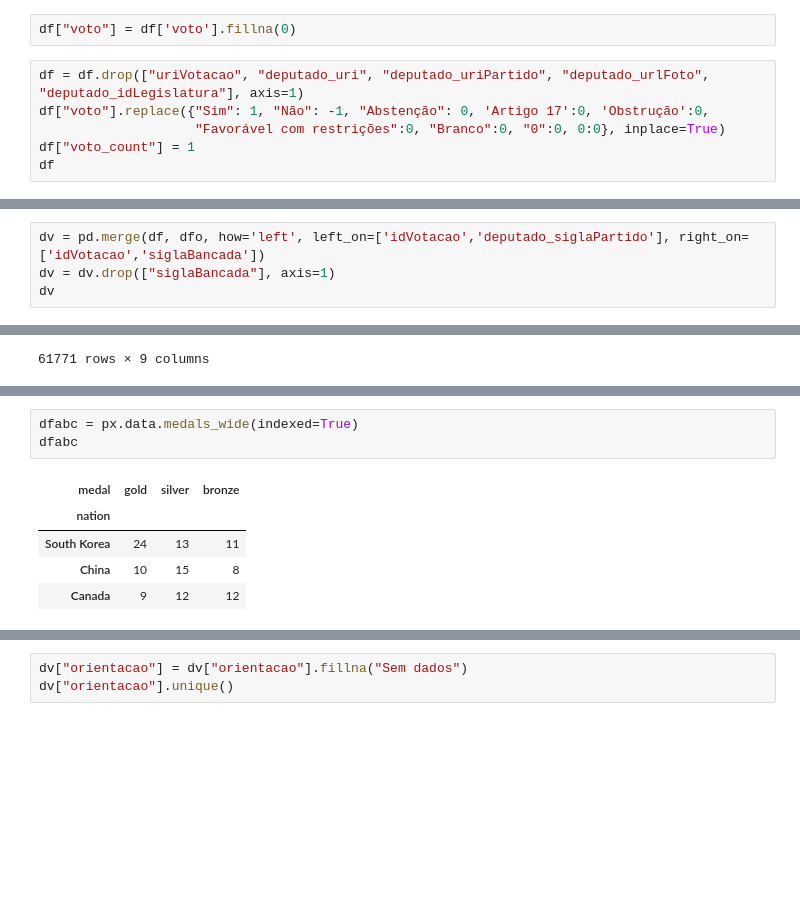
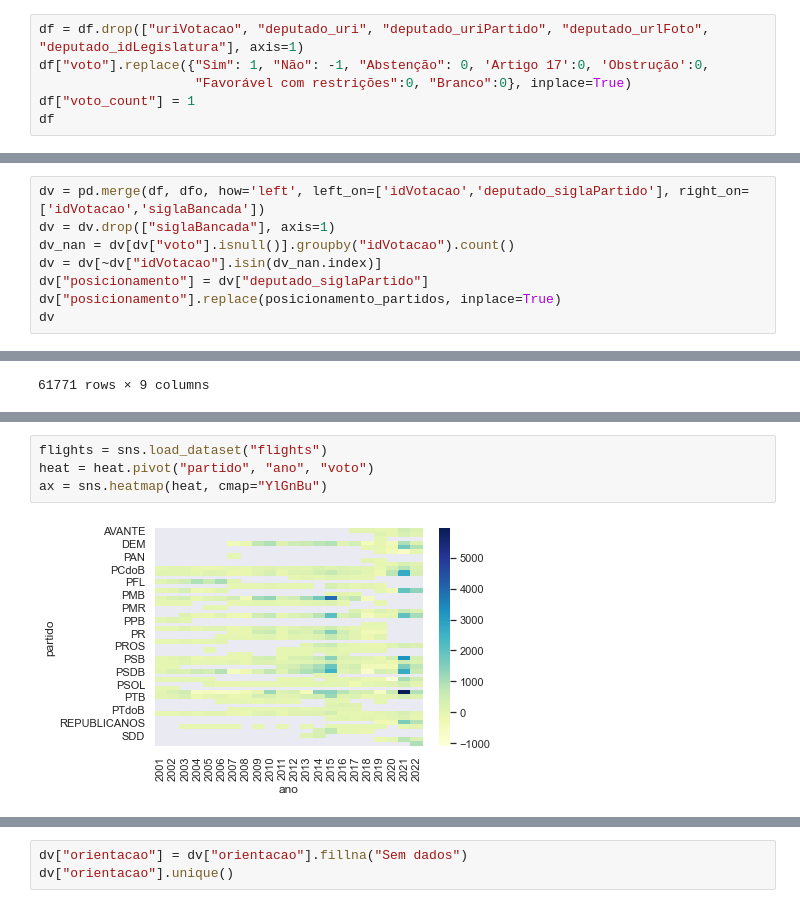
Before and after one commit to guilhermebezerrads/visualizacao-de-dados, a Jupyter notebook: Processamento & Exploração - Guilherme.ipynb, the cells around one changed output, grey strips where cells are left out. Drawn from its saved outputs; the diff is of its cells as text; blank space fills up the shorter version.

```diff
--- a/Processamento & Exploração - Guilherme.ipynb
+++ b/Processamento & Exploração - Guilherme.ipynb
@@ -79,8 +53,6 @@ df
-# %%
-df["voto"] = df['voto'].fillna(0)
 # %%
 df = df.drop(["uriVotacao", "deputado_uri", "deputado_uriPartido", "deputado_urlFoto", "deputado_idLegislatura"], axis=1)
 df["voto"].replace({"Sim": 1, "Não": -1, "Abstenção": 0, 'Artigo 17':0, 'Obstrução':0,
-                    "Favorável com restrições":0, "Branco":0, "0":0, 0:0}, inplace=True)
+                    "Favorável com restrições":0, "Branco":0}, inplace=True)
 df["voto_count"] = 1
 df
@@ -101,6 +59,10 @@ df
 # %%
 dv = pd.merge(df, dfo, how='left', left_on=['idVotacao','deputado_siglaPartido'], right_on=['idVotacao','siglaBancada'])
 dv = dv.drop(["siglaBancada"], axis=1)
+dv_nan = dv[dv["voto"].isnull()].groupby("idVotacao").count()
+dv = dv[~dv["idVotacao"].isin(dv_nan.index)]
+dv["posicionamento"] = dv["deputado_siglaPartido"]
+dv["posicionamento"].replace(posicionamento_partidos, inplace=True)
 dv
 # %% [output]
 |  | idVotacao | dataHoraVoto | voto | deputado_id | deputado_nome | deputado_siglaPartido | deputado_siglaUf | ... |
@@ -176,13 +160,10 @@ heat
 | 515 | SOLIDARIEDADE | 2022 | 247 |
 | 516 | UNIÃO | 2022 | 988 |
 517 rows × 3 columns
-# %%
-dfabc = px.data.medals_wide(indexed=True)
-dfabc
-# %% [output]
-| medal | gold | silver | bronze |
-| nation |  |  |  |
-| South Korea | 24 | 13 | 11 |
-| China | 10 | 15 | 8 |
-| Canada | 9 | 12 | 12 |
+# %%
+flights = sns.load_dataset("flights")
+heat = heat.pivot("partido", "ano", "voto")
+ax = sns.heatmap(heat, cmap="YlGnBu")
+# %% [output]
+[figure, added]
 # %%
```
Also changed, not shown: parts of 8 cells of this notebook.
